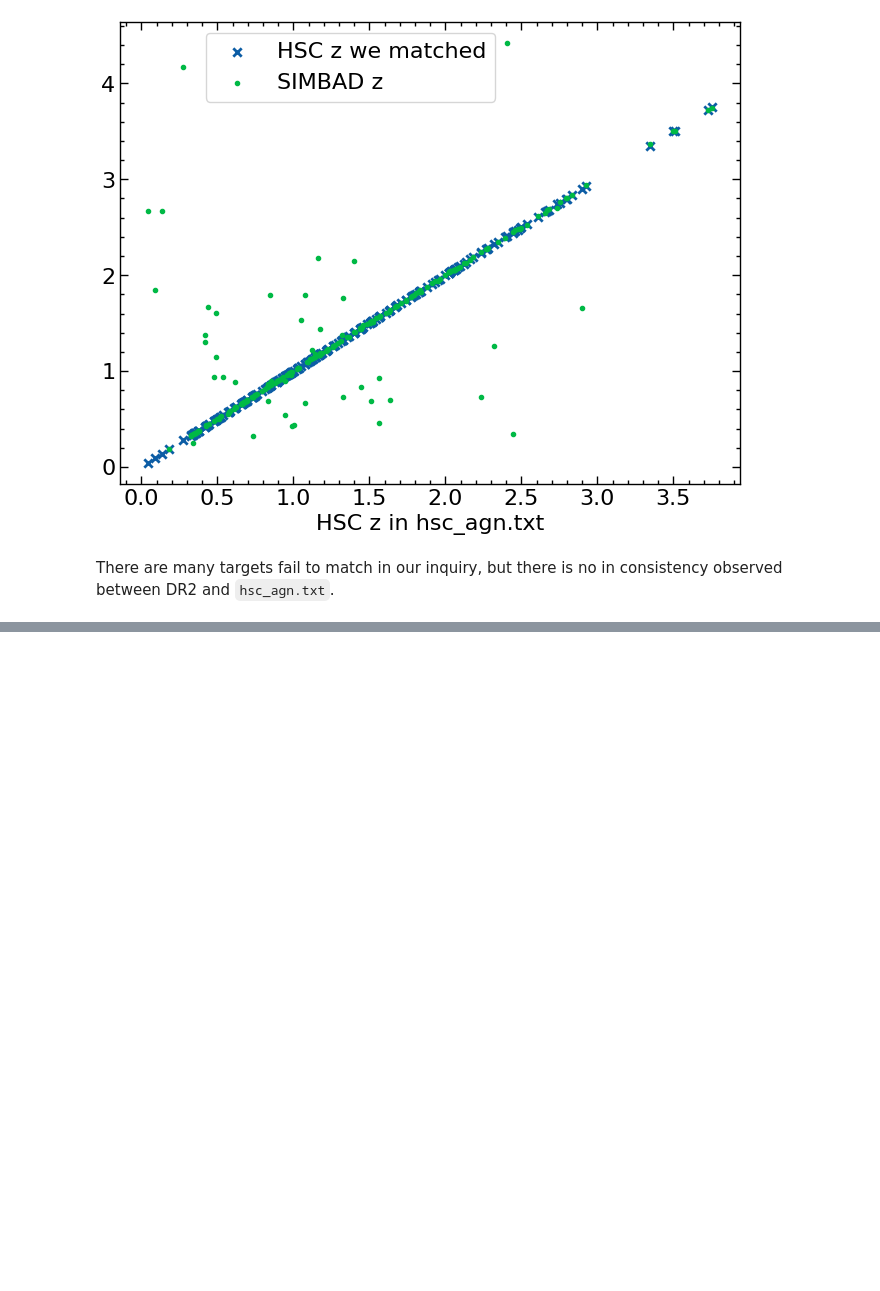
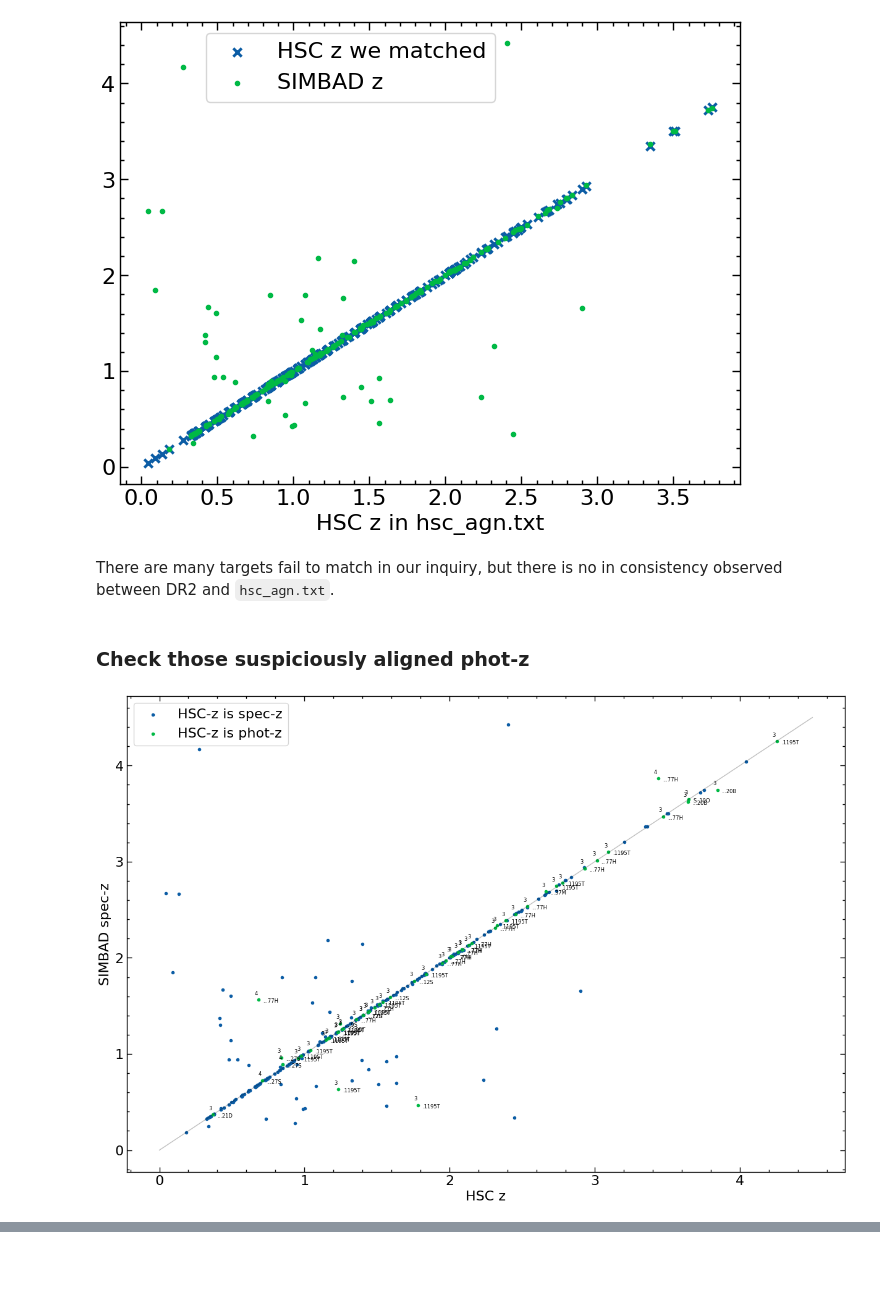
Before and after one commit to Chisen-Lupus/dwarf_agn_cosmos, a Jupyter notebook: hsc-ssp-download.ipynb, the cells around one changed output, grey strips where cells are left out. Saved outputs shown, nothing was run; the diff lists cells and outputs as text; code cells hidden in the pictures; blank space fills up the shorter version.

Commit message:
checked phot-z

```diff
--- a/hsc-ssp-download.ipynb
+++ b/hsc-ssp-download.ipynb
@@ -17,3 +17,4 @@ plt.style.use(['bright', 'science', 'no-latex','notebook'])
 # %%
 data_agn_updated = ascii.read('hsc_agn_updated.txt')
 data_agn_compare = ascii.read('hsc_agn_compare.txt')
+data_agn = ascii.read('hsc_agn.txt')
@@ -411,3 +415,26 @@ plt.legend(frameon=True, loc='upper left',  bbox_to_anchor=(0.12, 1));
 [figure]
 # %% [markdown]
 There are many targets fail to match in our inquiry, but there is no in consistency observed between DR2 and `hsc_agn.txt`.
+# %% [markdown]
+### Check those suspiciously aligned phot-z
+# %%
+plt.figure(figsize=[15, 10])
+
+plt.scatter(data_agn_compare['HSC-z'][data_agn_compare['r_HSC-z']=='spec'],
+            data_agn_compare['SIMBAD-z'][data_agn_compare['r_HSC-z']=='spec'],
+            marker='.', label='HSC-z is spec-z')
+plt.scatter(data_agn_compare['HSC-z'][data_agn_compare['r_HSC-z']=='phot'],
+            data_agn_compare['SIMBAD-z'][data_agn_compare['r_HSC-z']=='phot'],
+            marker='.', label='HSC-z is phot-z')
+# add bibcode to interested dots
+for i, txt in enumerate(data_agn_compare['bib_SIMBAD-z']): #enumerate(np.arange(491)+1):
+    if (data_agn_compare['r_HSC-z'][i]=='phot'): #(np.abs(data_agn_compare['HSC-z'][i] - data_agn_compare['SIMBAD-z'][i])>0.1) :
+        plt.annotate(txt[13:], (data_agn_compare['HSC-z'][i]+0.03, data_agn_compare['SIMBAD-z'][i]-0.03), size=6)
+        plt.annotate(data_agn['r_z'][i], (data_agn_compare['HSC-z'][i]-0.03, data_agn_compare['SIMBAD-z'][i]+0.05), size=6)
+plt.plot([0, 4.5], [0, 4.5], '-k', linewidth=1, alpha=0.25)
+plt.xlabel('HSC z')
+plt.ylabel('SIMBAD spec-z')
+plt.legend(frameon=True)
+plt.show()
+# %% [output]
+[figure, added]
```
Also changed, not shown: parts of 5 cells of this notebook, 1 other file.
